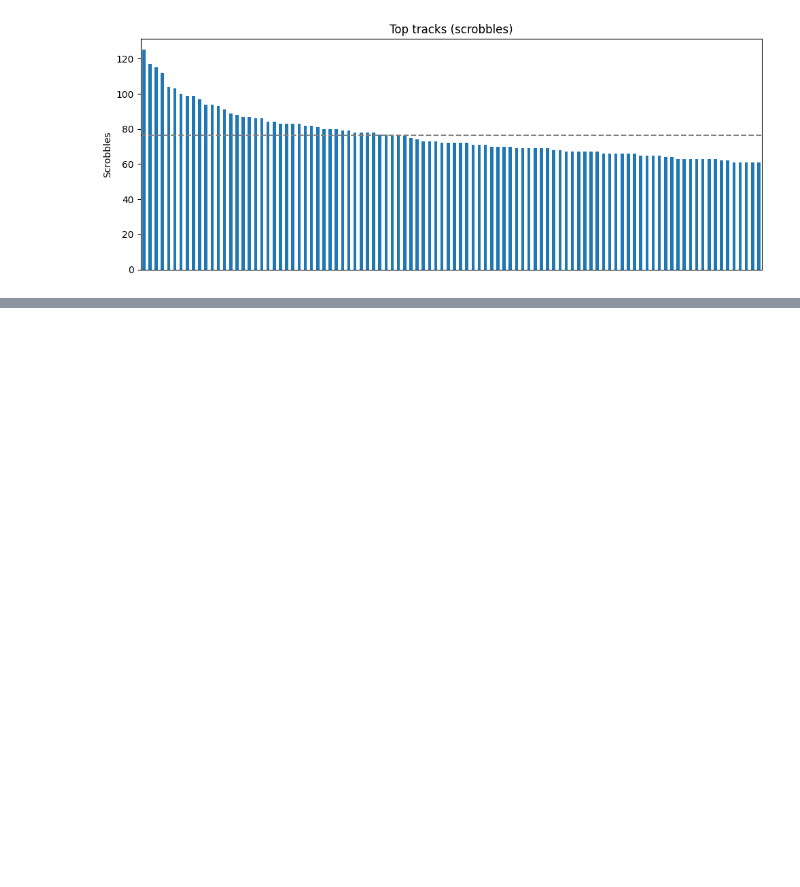
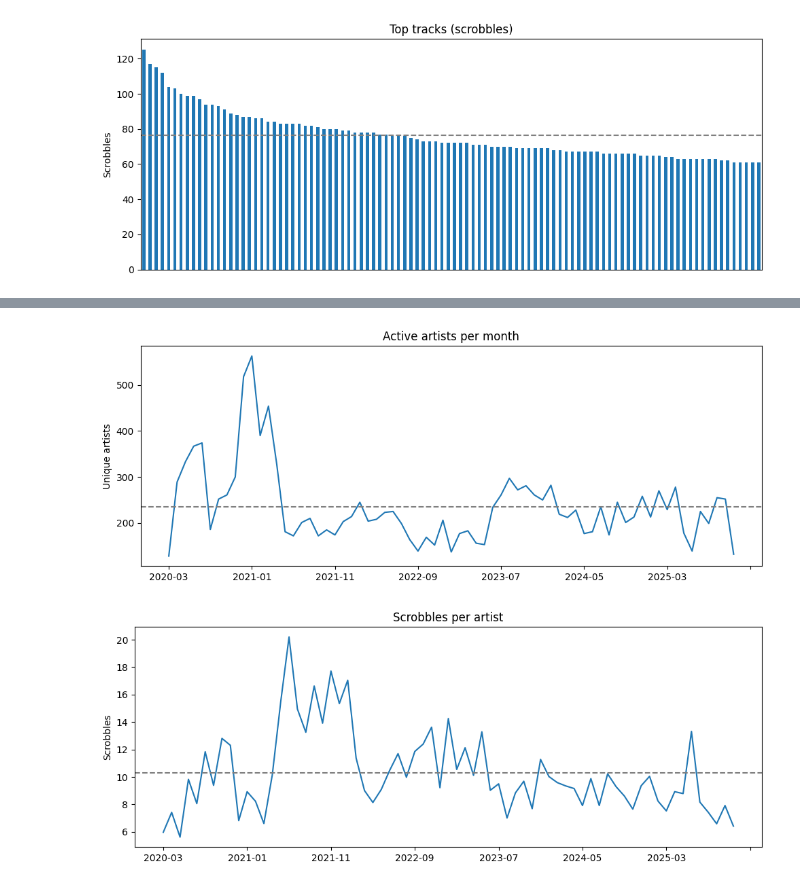
Before and after one commit to Tyainss/artist-lifecycle, a Jupyter notebook: notebooks/breakout/00_eda.ipynb, the cells around one changed output, grey strips where cells are left out. Drawn from its saved outputs; the diff is of its cells as text; code cells hidden in the pictures; blank space fills up the shorter version.

Commit message:
:chart_with_upwards_trend: Add some visual EDA

```diff
--- a/notebooks/breakout/00_eda.ipynb
+++ b/notebooks/breakout/00_eda.ipynb
@@ -348,3 +348,11 @@ Mean top 100 artists: 917.37
 
 Mean top 100 tracks: 76.32
 [figure]
+# %%
+df = df_raw.copy()
+
+df["played_at"] = pd.to_datetime(df["date"], utc=True, errors="raise").dt.tz_convert(None)
+df["month"] = df["played_at"].dt.to_period("M").astype(str)   # "YYYY-MM"
+
+print("Date range:", df["played_at"].min(), "->", df["played_at"].max())
+print("Months:", df["month"].min(), "->", df["month"].max())
@@ -350,0 +362,11 @@ Mean top 100 tracks: 76.32
+# %%
+scrobbles_per_month = df.groupby("month").size().sort_index()
+artists_per_month = df.groupby("month")["artist_name"].nunique().sort_index()
+scrobble_per_artist_per_month = round(scrobbles_per_month / artists_per_month, 2)
+
+
+pd.DataFrame({
+    "scrobbles": scrobbles_per_month,
+    "active_artists": artists_per_month,
+    "scrobble_per_artist": scrobble_per_artist_per_month,
+})
@@ -350,0 +388,21 @@ Mean top 100 tracks: 76.32
+# %%
+plt.figure(figsize=(10, 4))
+artists_per_month.plot(kind="line")
+plt.axhline(artists_per_month.mean(), linestyle="--", color="grey")
+plt.title("Active artists per month")
+plt.xlabel("")
+plt.ylabel("Unique artists")
+plt.tight_layout()
+plt.show()
+
+plt.figure(figsize=(10, 4))
+scrobble_per_artist_per_month.plot(kind="line")
+plt.axhline(scrobble_per_artist_per_month.mean(), linestyle="--", color="grey")
+plt.title("Scrobbles per artist")
+plt.xlabel("")
+plt.ylabel("Scrobbles")
+plt.tight_layout()
+plt.show()
+# %% [output]
+[figure, added]
+[figure, added]
```
Also changed, not shown: parts of 13 cells of this notebook.
